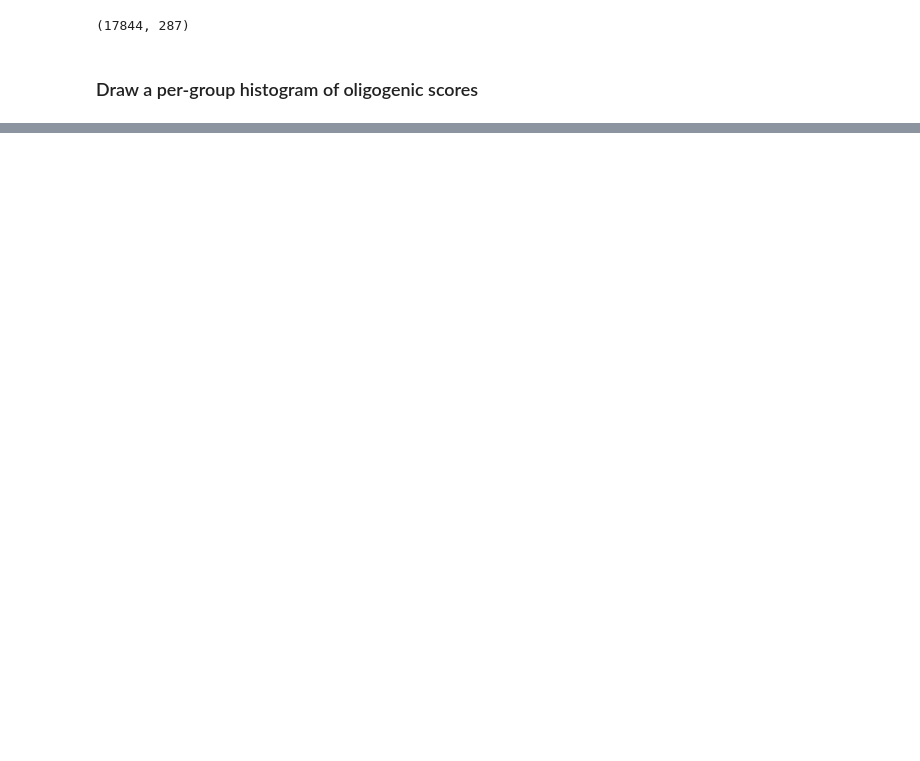
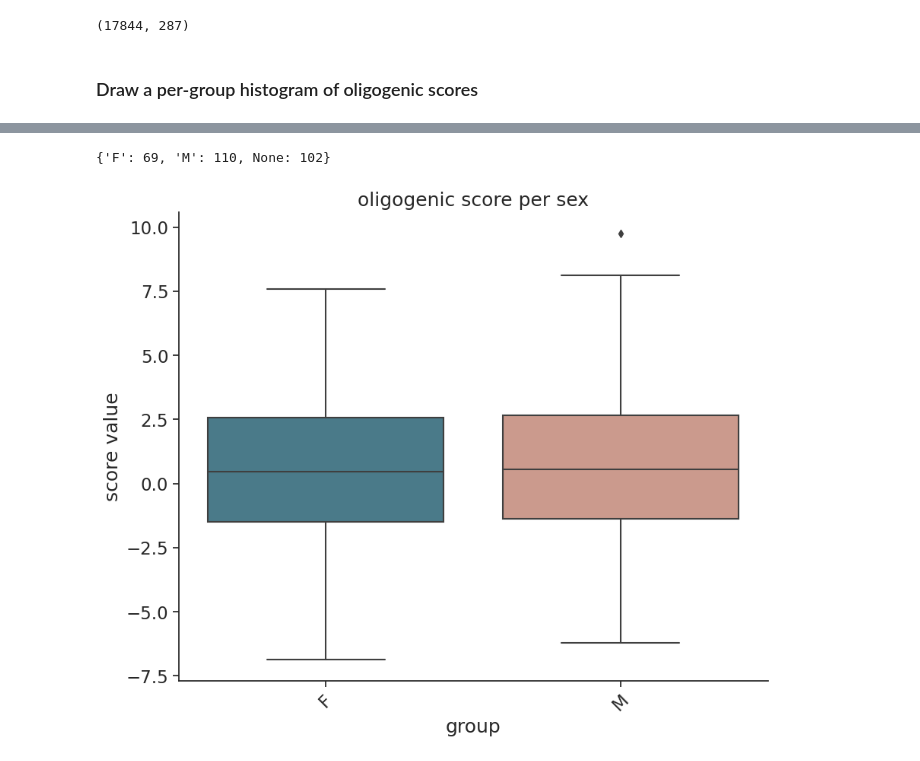
Before and after one commit to ippas/imdik-zekanowski-gts, a Jupyter notebook: preprocessing/oligogenic-model/6-oligogenic-model-histograms.ipynb, the cells around one changed output, grey strips where cells are left out. Drawn from its saved outputs; the diff is of its cells as text; code cells hidden in the pictures; blank space fills up the shorter version.

```diff
--- a/preprocessing/oligogenic-model/6-oligogenic-model-histograms.ipynb
+++ b/preprocessing/oligogenic-model/6-oligogenic-model-histograms.ipynb
@@ -225,3 +160,23 @@ assignments = assignments.annotate_cols(
+# %%
+assignments = assignments.annotate_cols(
+    test_group = hl.if_else(
+        assignments.group == 'local_controls',
+        'controls',
+        hl.if_else(
+            assignments.phenotypes.disease == 'NO',
+            'healthy family members',
+            hl.if_else(
+                ((assignments.phenotypes.phenotype == 'GTS') & (assignments.phenotypes.family == '.')),
+                'severe GTS',
+                 hl.if_else(
+                     assignments.phenotypes.phenotype == 'GTS',
+                     'GTS',
+                     'non-GTS TDs'
+                 )
+            )
+        )
+    )
+)
 # %%
 assignments.aggregate_cols(hl.agg.counter(assignments.test_group))
 # %% [output]
@@ -395,0 +364,20 @@ https://levelup.gitconnected.com/statistics-on-seaborn-plots-with-statannotation
+# %%
+assignments.aggregate_cols(hl.agg.counter(assignments.phenotypes.sex))
+# %% [output]
+{'F': 69, 'M': 110, None: 102}
+# %%
+sport_f = ['B434', 'B437', 'B440', 'B447', 'B514', 'B519', 'B521']
+# %%
+# check boxplot for sex:
+
+assignments = assignments.annotate_cols(
+    sex = hl.if_else(
+        assignments.group == 'local_controls',
+        hl.if_else(
+            hl.literal(sport_f).contains(assignments.s),
+            'F',
+            'M'
+        ),
+        assignments.phenotypes.sex
+    )
+)
@@ -395,0 +430,4 @@ https://levelup.gitconnected.com/statistics-on-seaborn-plots-with-statannotation
+# %%
+p = make_score_box(assignments)
+# %% [output]
+[figure, added]
```
Also changed, not shown: parts of 34 cells of this notebook, 11 other files.
